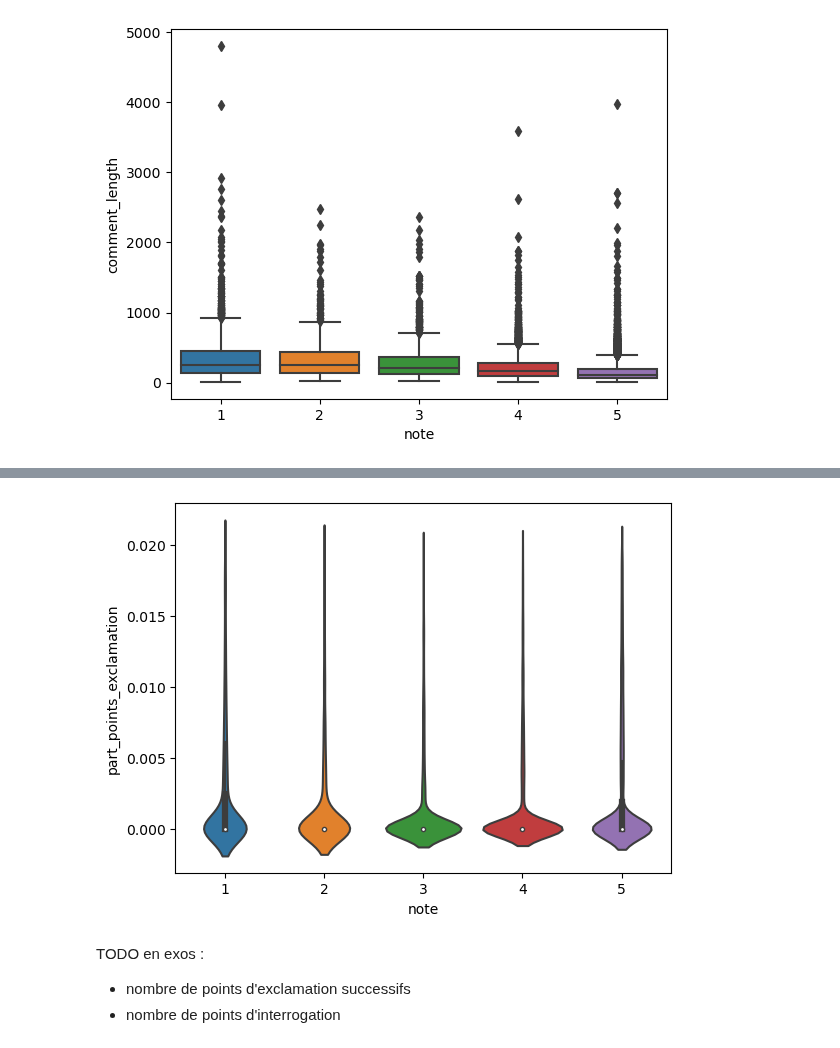
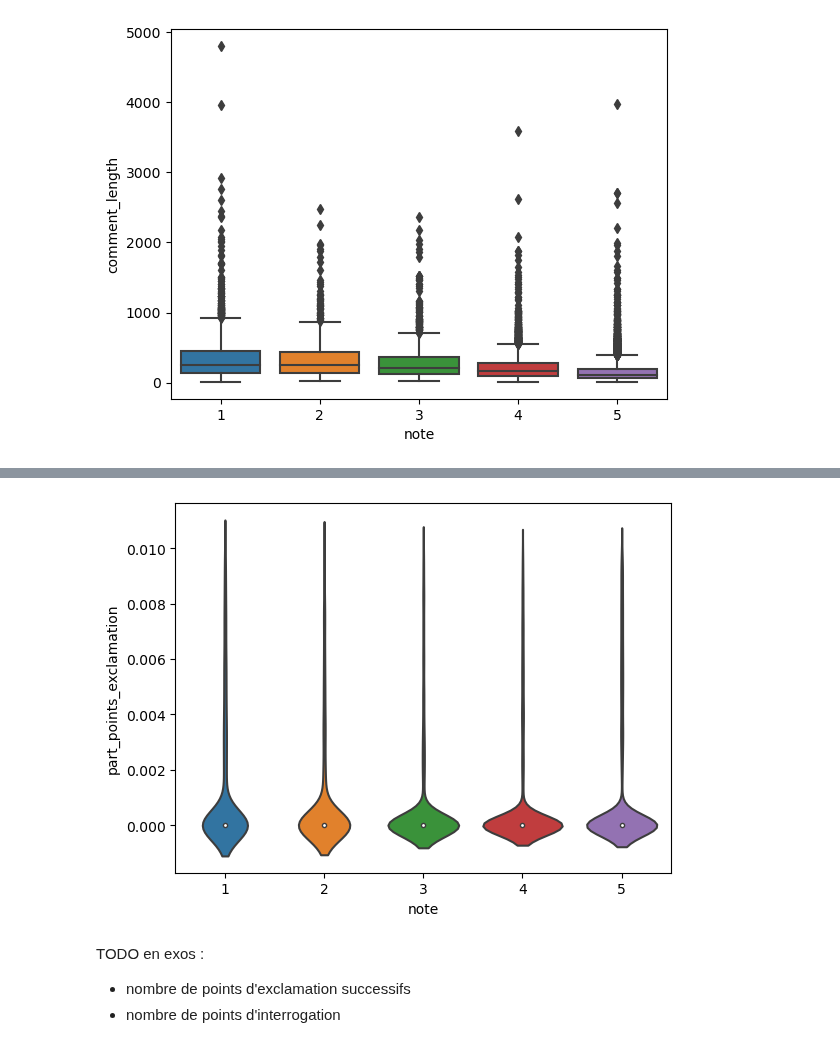
Before and after one commit to InseeFrLab/funathon2023_sujet5, a Jupyter notebook: tutoriel.ipynb, the cells around one changed output, grey strips where cells are left out. Cells and saved outputs as stored; diff of their text form; code cells hidden in the pictures.

```diff
--- a/tutoriel.ipynb
+++ b/tutoriel.ipynb
@@ -529,12 +555,12 @@ sns.boxplot(x="note", y="comment_length", data=df, ax=ax)
 # Regex pour extraire des infos du texte
 
 def compte_majuscules(commentaire):
-    r = re.compile(r"[A-Z]")
+    r = re.compile("[A-Z]")
     capslock = r.findall(commentaire)
     return len(capslock) / len(commentaire)
 
 def compte_points_exclamation(commentaire):
-    r = re.compile(r"\!")
+    r = re.compile("\!")
     exclamation = r.findall(commentaire)
     return len(exclamation) / len(commentaire)
 
@@ -551,11 +576,10 @@ plt.show()
 # %%
 # Lien entre le nombre de points d'exclamation et la note
-data = df[df["part_points_exclamation"] < 0.02]
-fig, ax = plt.subplots()
-sns.violinplot(x="note", y="part_points_exclamation", data=data, ax=ax)
+data = df[df["part_points_exclamation"] < 0.01]
+sns.violinplot(x="note", y="part_points_exclamation", data=data)
 plt.show()
 # %% [output]
-[figure, old version]
+[figure, new version]
 # %% [markdown]
 TODO en exos :
 - nombre de points d'exclamation successifs
```
Also changed, not shown: parts of 12 cells of this notebook.
